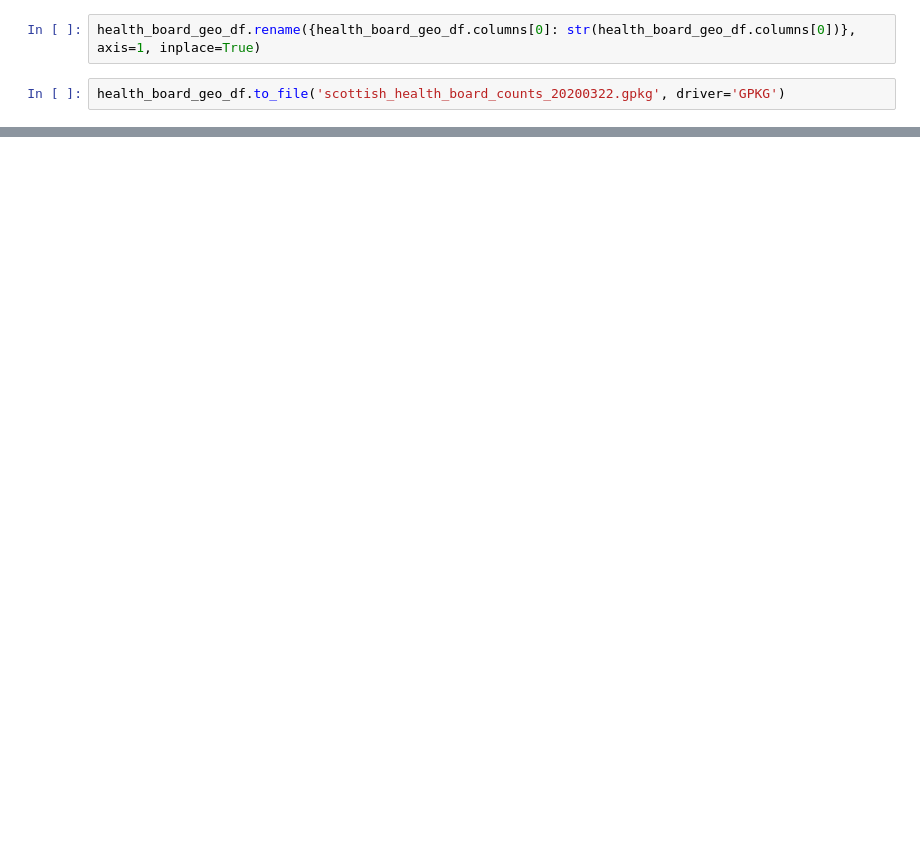
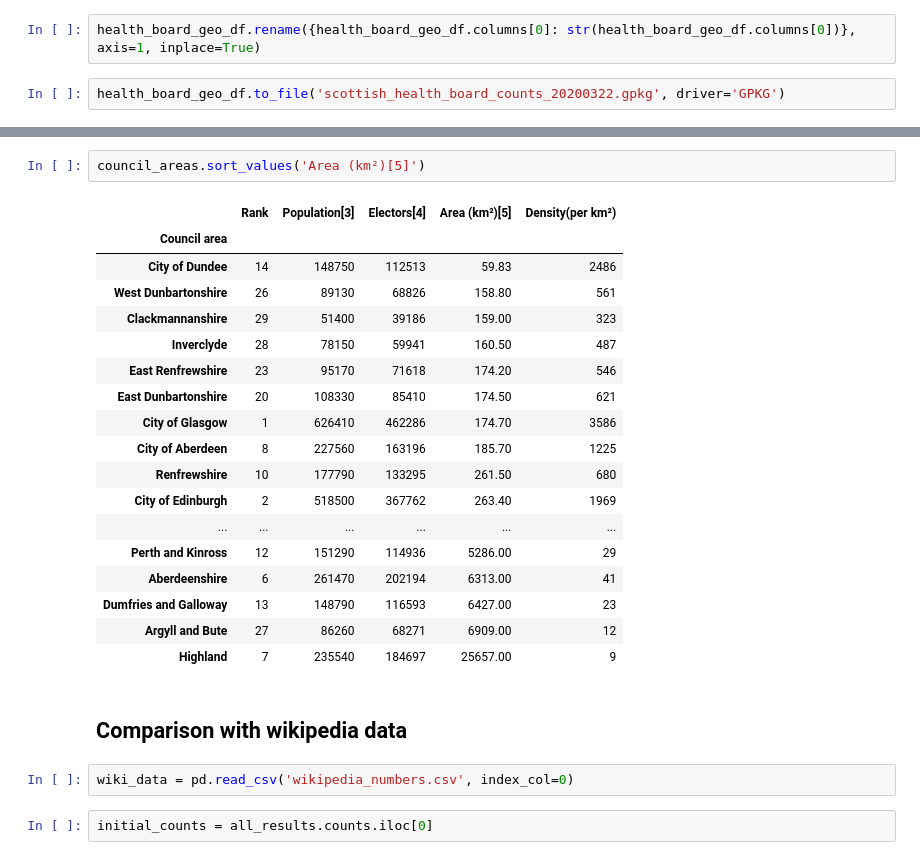
Before and after one commit to seumasmorrison/Scotland_COVID-19, a Jupyter notebook: Scotland_COVID-19.ipynb, the cells around one changed output, grey strips where cells are left out. Cells and saved outputs as stored; diff of their text form; blank space fills up the shorter version.

```diff
--- a/Scotland_COVID-19.ipynb
+++ b/Scotland_COVID-19.ipynb
@@ -680,0 +609,27 @@ health_board_geo_df.to_file('scottish_health_board_counts_20200322.gpkg', driver
+# %%
+council_areas.sort_values('Area (km²)[5]')
+# %% [output]
+|  | Rank | Population[3] | Electors[4] | Area (km²)[5] | Density(per km²) |
+| Council area |  |  |  |  |  |
+| City of Dundee | 14 | 148750 | 112513 | 59.83 | 2486 |
+| West Dunbartonshire | 26 | 89130 | 68826 | 158.80 | 561 |
+| Clackmannanshire | 29 | 51400 | 39186 | 159.00 | 323 |
+| Inverclyde | 28 | 78150 | 59941 | 160.50 | 487 |
+| East Renfrewshire | 23 | 95170 | 71618 | 174.20 | 546 |
+| East Dunbartonshire | 20 | 108330 | 85410 | 174.50 | 621 |
+| City of Glasgow | 1 | 626410 | 462286 | 174.70 | 3586 |
+| City of Aberdeen | 8 | 227560 | 163196 | 185.70 | 1225 |
+| Renfrewshire | 10 | 177790 | 133295 | 261.50 | 680 |
+| City of Edinburgh | 2 | 518500 | 367762 | 263.40 | 1969 |
+| ... | ... | ... | ... | ... | ... |
+| Perth and Kinross | 12 | 151290 | 114936 | 5286.00 | 29 |
+| Aberdeenshire | 6 | 261470 | 202194 | 6313.00 | 41 |
+| Dumfries and Galloway | 13 | 148790 | 116593 | 6427.00 | 23 |
+| Argyll and Bute | 27 | 86260 | 68271 | 6909.00 | 12 |
+| Highland | 7 | 235540 | 184697 | 25657.00 | 9 |
+# %% [markdown]
+## Comparison with wikipedia data
+# %%
+wiki_data = pd.read_csv('wikipedia_numbers.csv', index_col=0)
+# %%
+initial_counts = all_results.counts.iloc[0]
```
Also changed, not shown: parts of 32 cells of this notebook.
